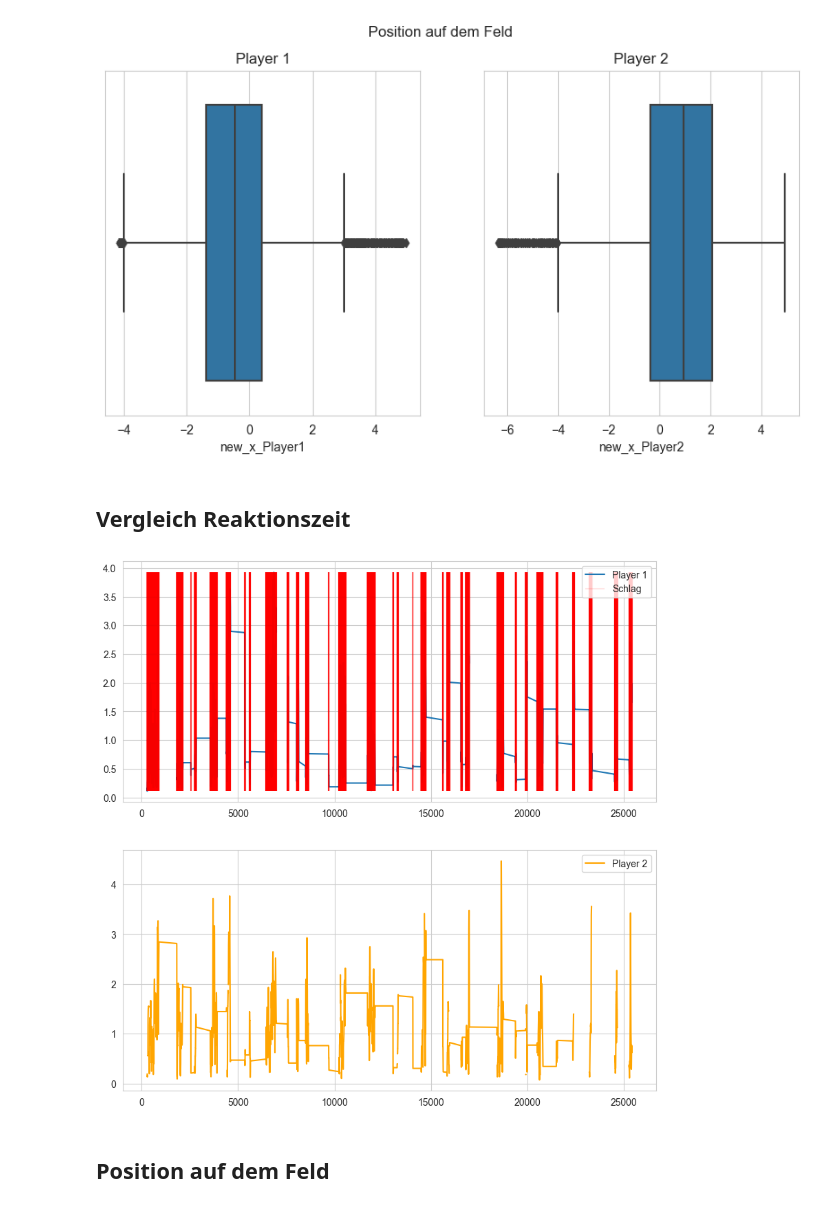
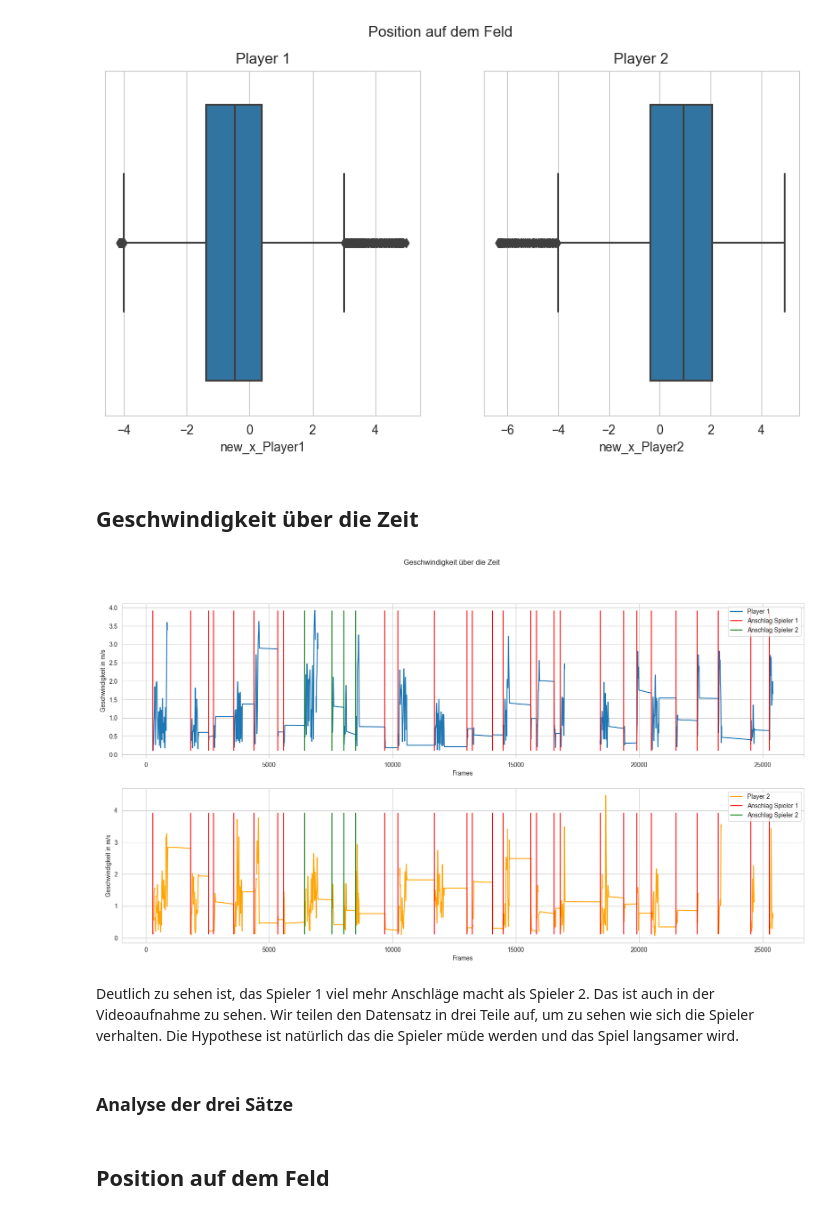
Before and after one commit to fhnw-ds/fhnw-cda2-tennis-analysis, a Jupyter notebook: field_analysis/eda_baden.ipynb, the cells around one changed output. Cells and saved outputs as stored; diff of their text form; code cells hidden in the pictures.

```diff
--- a/field_analysis/eda_baden.ipynb
+++ b/field_analysis/eda_baden.ipynb
@@ -443,19 +437,38 @@ plt.show()
 # %% [output]
 [figure]
 # %% [markdown]
-## Vergleich Reaktionszeit
+## Geschwindigkeit über die Zeit
 # %%
-plt.subplots(2,1,figsize=(10, 10))
+plt.subplots(2,1,figsize=(20, 10))
+plt.suptitle("Geschwindigkeit über die Zeit", fontsize=12)
+#Subplot für die Geschwindigkeit von Spieler 1
 plt.subplot(211)
+plt.title("Player 1")
 plt.plot(df["frame"], df["geschwindigkeit_p1"], label="Player 1")
-plt.vlines(df.loc[df['Schlag Spieler 1'] != "NaN"]["frame"], ymin=df["geschwindigkeit_p1"].min(), ymax=df["geschwindigkeit_p1"].max(), color="red", label="Schlag", alpha=0.1)
+plt.xlabel("Frames")
+plt.ylabel("Geschwindigkeit in m/s")
+plt.vlines(df.loc[df['Schlag Spieler 1'] == "Anschlag"]["frame"], ymin=df["geschwindigkeit_p1"].min(), ymax=df["geschwindigkeit_p1"].max(), color="red", label="Anschlag Spieler 1")
+plt.vlines(df.loc[df['Schlag Spieler 2'] == "Anschlag"]["frame"], ymin=df["geschwindigkeit_p1"].min(), ymax=df["geschwindigkeit_p1"].max(), color="green", label="Anschlag Spieler 2")
 plt.legend()
+#Subplot für die Geschwindigkeit von Spieler 2
 plt.subplot(212)
+plt.title("Player 2")
 plt.plot(df["frame"], df["geschwindigkeit_p2"], label="Player 2", c = "orange")
+plt.xlabel("Frames")
+plt.ylabel("Geschwindigkeit in m/s")
+# Vertikale Linien für die Anschläge von Spieler 1 in rot
+plt.vlines(df.loc[df['Schlag Spieler 1'] == "Anschlag"]["frame"], ymin=df["geschwindigkeit_p1"].min(), ymax=df["geschwindigkeit_p1"].max(), color="red", label="Anschlag Spieler 1")
+# Vertikale Linien für die Anschläge von Spieler 1 in grün
+plt.vlines(df.loc[df['Schlag Spieler 2'] == "Anschlag"]["frame"], ymin=df["geschwindigkeit_p1"].min(), ymax=df["geschwindigkeit_p1"].max(), color="green", label="Anschlag Spieler 2")
 plt.legend()
 plt.show()
 # %% [output]
-[figure, old version]
+[figure, new version]
+# %% [markdown]
+Deutlich zu sehen ist, das Spieler 1 viel mehr Anschläge macht als Spieler 2. Das ist auch in der Videoaufnahme zu sehen. Wir teilen den Datensatz in drei Teile auf, um zu sehen wie sich die Spieler verhalten.
+Die Hypothese ist natürlich das die Spieler müde werden und das Spiel langsamer wird.
+# %% [markdown]
+### Analyse der drei Sätze
 # %% [markdown]
 ## Position auf dem Feld
 # %% [markdown]
```
Also changed, not shown: parts of 1 cell of this notebook.
